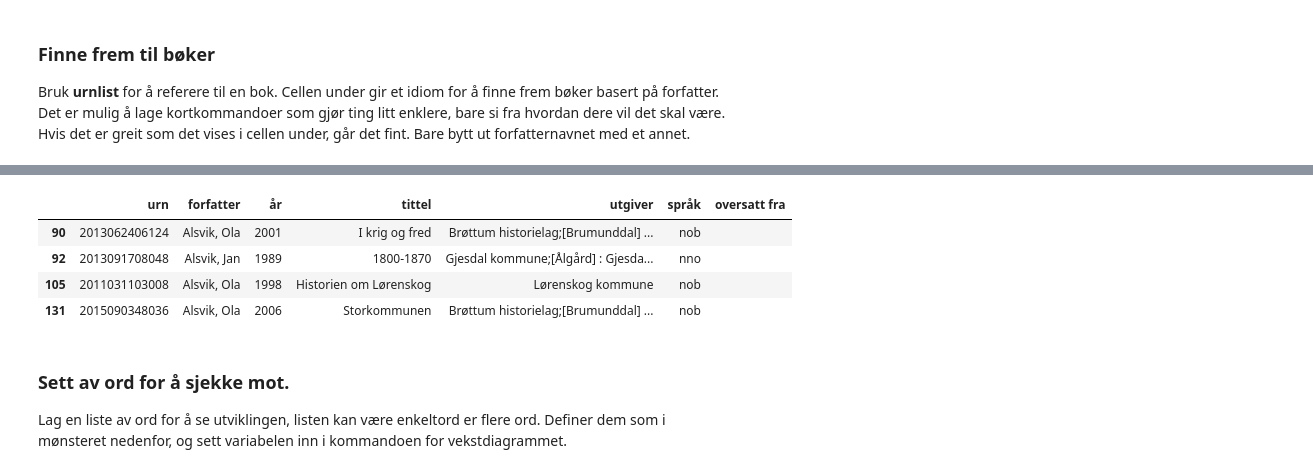
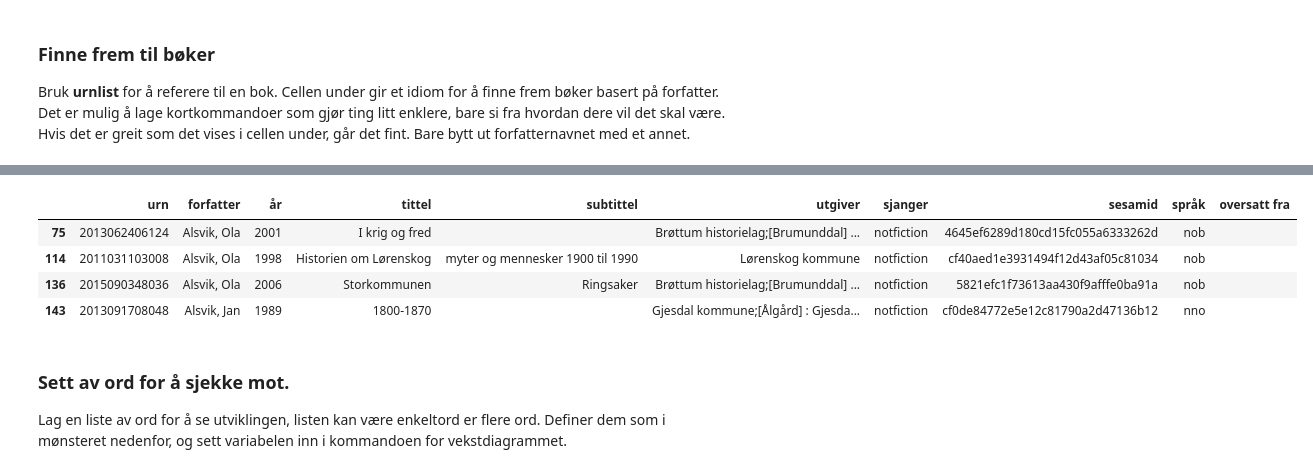
Before and after one commit to Yoonsen/Lokalhistorie, a Jupyter notebook: Narrative Buer eller Vekstdiagram.ipynb, the cells around one changed output, grey strips where cells are left out. Saved outputs shown, nothing was run; the diff lists cells and outputs as text; code cells hidden in the pictures.

```diff
--- a/Narrative Buer eller Vekstdiagram.ipynb
+++ b/Narrative Buer eller Vekstdiagram.ipynb
@@ -45,6 +45,6 @@ Basert på Kurt Vonneguts video om narrative buer: [![video](https://img.youtube
 
 URN-ene ligger i BB.Urn.alle
 # %%
-urnlist = nb.frame(nb.metadata(bb_korpus['BB.Urn.alle']), ['urn', 'forfatter', 'år', 'tittel', 'utgiver', 'språk', 'oversatt fra'])
+urnlist = nb.frame(nb.metadata(bb_korpus['BB.Urn.alle']), ['urn', 'forfatter', 'år', 'tittel','subtittel', 'utgiver', 'sjanger','sesamid', 'språk', 'oversatt fra'])
 urnlist
 # %% [output]
@@ -73,11 +92,11 @@ Bruk **urnlist** for å referere til en bok. Cellen under gir et idiom for å fi
 # %%
-urnlist[urnlist['forfatter'].str.contains('Alsvik')]
+urnlist[urnlist['forfatter'].str.contains('Alsvi')]
 # %% [output]
-|  | urn | forfatter | år | tittel | utgiver | språk | oversatt fra |
-| 90 | 2013062406124 | Alsvik, Ola | 2001 | I krig og fred | Brøttum historielag;[Brumunddal] ... | nob |  |
-| 92 | 2013091708048 | Alsvik, Jan | 1989 | 1800-1870 | Gjesdal kommune;[Ålgård] : Gjesda... | nno |  |
-| 105 | 2011031103008 | Alsvik, Ola | 1998 | Historien om Lørenskog | Lørenskog kommune | nob |  |
-| 131 | 2015090348036 | Alsvik, Ola | 2006 | Storkommunen | Brøttum historielag;[Brumunddal] ... | nob |  |
+|  | urn | forfatter | år | tittel | subtittel | utgiver | sjanger | sesamid | språk | oversatt fra |
+| 75 | 2013062406124 | Alsvik, Ola | 2001 | I krig og fred |  | Brøttum historielag;[Brumunddal] ... | notfiction | 4645ef6289d180cd15fc055a6333262d | nob |  |
+| 114 | 2011031103008 | Alsvik, Ola | 1998 | Historien om Lørenskog | myter og mennesker 1900 til 1990 | Lørenskog kommune | notfiction | cf40aed1e3931494f12d43af05c81034 | nob |  |
+| 136 | 2015090348036 | Alsvik, Ola | 2006 | Storkommunen | Ringsaker | Brøttum historielag;[Brumunddal] ... | notfiction | 5821efc1f73613aa430f9afffe0ba91a | nob |  |
+| 143 | 2013091708048 | Alsvik, Jan | 1989 | 1800-1870 |  | Gjesdal kommune;[Ålgård] : Gjesda... | notfiction | cf0de84772e5e12c81790a2d47136b12 | nno |  |
 # %% [markdown]
 ### Sett av ord for å sjekke mot.
 
```
Also changed, not shown: parts of 11 cells of this notebook, 2 other files.
